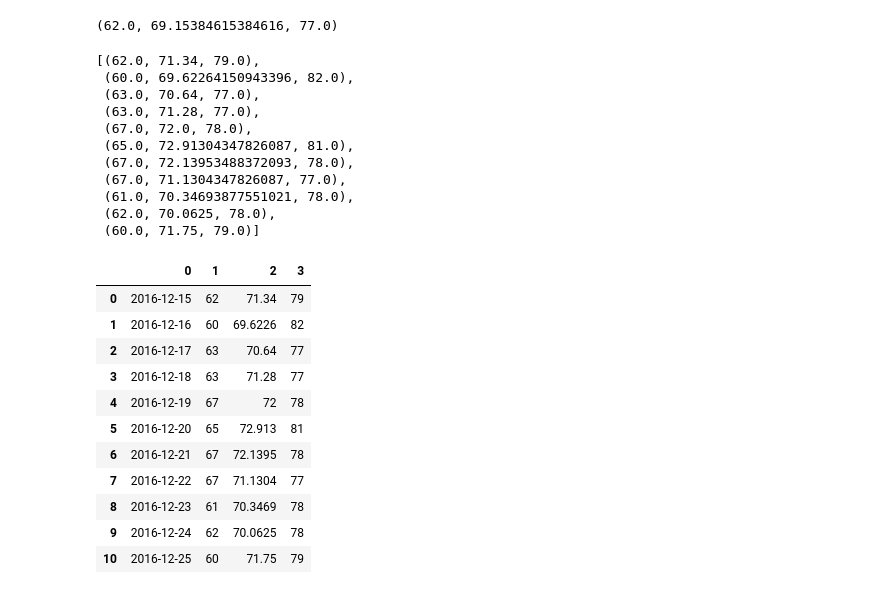
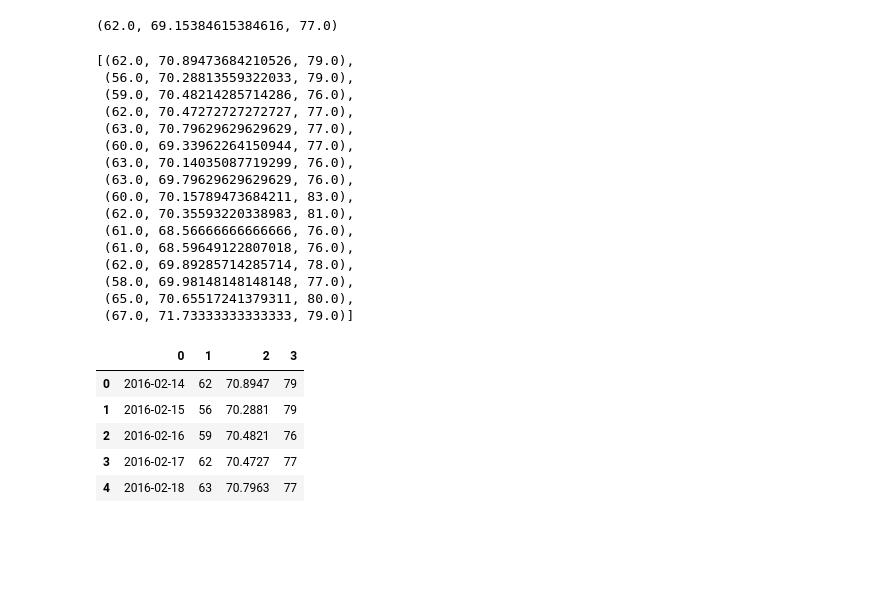
Before and after one commit to dayothompson/Sqlalchemy_Challenge, a Jupyter notebook: climate_starter.ipynb, the cells around one changed output. Saved outputs shown, nothing was run; the diff lists cells and outputs as text; code cells hidden in the pictures; blank space fills up the shorter version.

```diff
--- a/climate_starter.ipynb
+++ b/climate_starter.ipynb
@@ -70,0 +60,7 @@ first_row.__dict__
+# %%
+# Show name of the rows and type in the Station table
+
+station_columns = inspector.get_columns("Station")
+
+for i in station_columns:
+    print(i['name'], i['type'])
@@ -82,8 +85,12 @@ ret_date
 # %%
 # Calculate the date 1 year ago from the last data point in the database
 
-data = engine.execute('SELECT * FROM Measurement WHERE date >= "2016-08-24" AND date <= "2017-08-23" \
-                        ORDER BY date DESC').fetchall()
+start_date = ('2016-08-24')
+end_date = ('2017-08-23')
+
+
+data = engine.execute("SELECT * FROM Measurement WHERE date >= ? AND date <= ?\
+                        ORDER BY date ASC", start_date, end_date).fetchall()
 # %%
 # Perform a query to retrieve the date and precipitation scores
 
@@ -205,8 +206,13 @@ stats_hi
 # %%
 # Query the last 12 months of temperature observation data for this station
 
-data_one = engine.execute('SELECT * FROM Measurement WHERE station = "USC00519281" AND \
-                        date >= "2016-08-24" AND date <= "2017-08-23" ORDER BY date DESC').fetchall()
+stats_hi = ('USC00519281')
+start_date = ('2016-08-24')
+end_date = ('2017-08-23')
+
+
+data_one = engine.execute("SELECT * FROM Measurement WHERE station = ? AND \
+                        date >= ? AND date <= ? ORDER BY date DESC", stats_hi, start_date, end_date).fetchall()
 data_one
 
 
@@ -351,8 +357,8 @@ normals  = []
 
 # Set the start and end date of the trip
 
-start_date = '2016-12-15'
-end_date = '2016-12-25'
+start_date = '2016-02-14'
+end_date = '2016-02-29'
 
 
 
@@ -376,17 +382,22 @@ for i in date_time:
 
 normals
 # %% [output]
-[(62.0, 71.34, 79.0),
- (60.0, 69.62264150943396, 82.0),
- (63.0, 70.64, 77.0),
- (63.0, 71.28, 77.0),
- (67.0, 72.0, 78.0),
- (65.0, 72.91304347826087, 81.0),
- (67.0, 72.13953488372093, 78.0),
- (67.0, 71.1304347826087, 77.0),
- (61.0, 70.34693877551021, 78.0),
- (62.0, 70.0625, 78.0),
- (60.0, 71.75, 79.0)]
+[(62.0, 70.89473684210526, 79.0),
+ (56.0, 70.28813559322033, 79.0),
+ (59.0, 70.48214285714286, 76.0),
+ (62.0, 70.47272727272727, 77.0),
+ (63.0, 70.79629629629629, 77.0),
+ (60.0, 69.33962264150944, 77.0),
+ (63.0, 70.14035087719299, 76.0),
+ (63.0, 69.79629629629629, 76.0),
+ (60.0, 70.15789473684211, 83.0),
+ (62.0, 70.35593220338983, 81.0),
+ (61.0, 68.56666666666666, 76.0),
+ (61.0, 68.59649122807018, 76.0),
+ (62.0, 69.89285714285714, 78.0),
+ (58.0, 69.98148148148148, 77.0),
+ (65.0, 70.65517241379311, 80.0),
+ (67.0, 71.73333333333333, 79.0)]
 # %%
 # Store the values of minimum, maximum, average temperature in separate lists
 
@@ -401,21 +412,15 @@ for a in normals:
 # %%
 # Load the previous query results into a Pandas DataFrame and add the `trip_dates` range
 
 trip_data = pd.DataFrame([trip_day_list, tmin, tmax, tavg]).T
-trip_data
+trip_data.head()
 # %% [output]
 |  | 0 | 1 | 2 | 3 |
-| 0 | 2016-12-15 | 62 | 71.34 | 79 |
-| 1 | 2016-12-16 | 60 | 69.6226 | 82 |
-| 2 | 2016-12-17 | 63 | 70.64 | 77 |
-| 3 | 2016-12-18 | 63 | 71.28 | 77 |
-| 4 | 2016-12-19 | 67 | 72 | 78 |
-| 5 | 2016-12-20 | 65 | 72.913 | 81 |
-| 6 | 2016-12-21 | 67 | 72.1395 | 78 |
-| 7 | 2016-12-22 | 67 | 71.1304 | 77 |
-| 8 | 2016-12-23 | 61 | 70.3469 | 78 |
-| 9 | 2016-12-24 | 62 | 70.0625 | 78 |
-| 10 | 2016-12-25 | 60 | 71.75 | 79 |
+| 0 | 2016-02-14 | 62 | 70.8947 | 79 |
+| 1 | 2016-02-15 | 56 | 70.2881 | 79 |
+| 2 | 2016-02-16 | 59 | 70.4821 | 76 |
+| 3 | 2016-02-17 | 62 | 70.4727 | 77 |
+| 4 | 2016-02-18 | 63 | 70.7963 | 77 |
 # %%
 # Rename column names and set 'Trip Dates' as index
 
```
Also changed, not shown: parts of 17 cells of this notebook.
